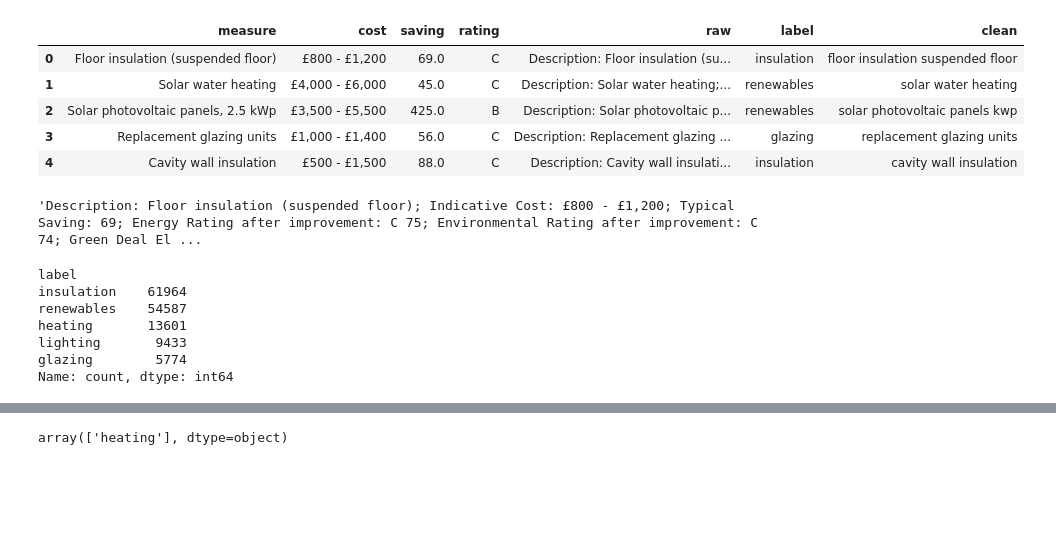
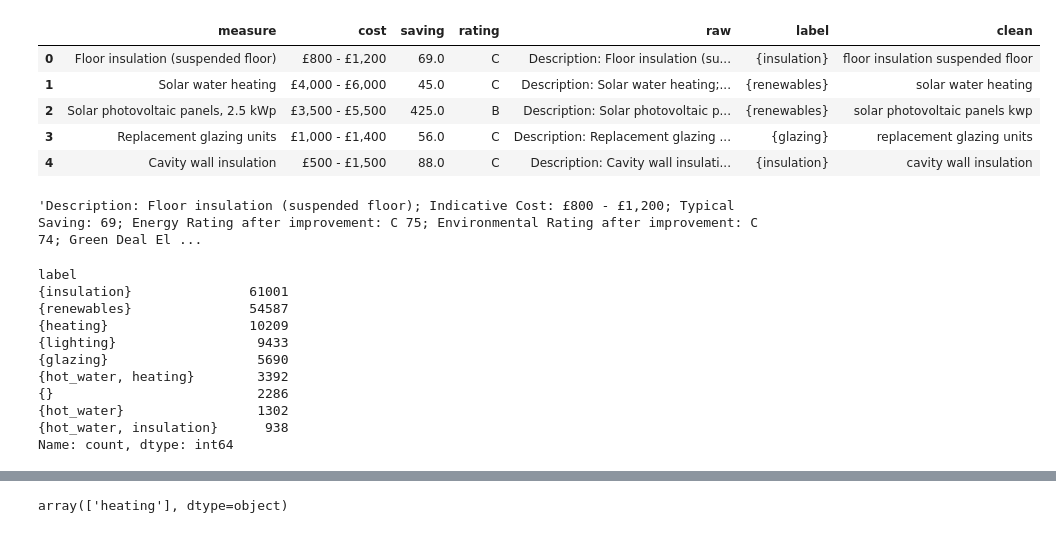
Before and after one commit to FedericoStachurski/epc-nlp-project, a Jupyter notebook: notebooks/03_modelling.ipynb, the cells around one changed output, grey strips where cells are left out. Saved outputs shown, nothing was run; the diff lists cells and outputs as text; code cells hidden in the pictures; blank space fills up the shorter version.

```diff
--- a/notebooks/03_modelling.ipynb
+++ b/notebooks/03_modelling.ipynb
@@ -13,27 +13,27 @@ from src.labels import label_measure
 # %%
 # adjust filename to any EPC CSV you’ve got
 df = pd.read_csv("../data/raw/D_EPC_data_2025Q2/2025Q2.csv", nrows=200_000, low_memory=False)
 
 # explode 'IMPROVEMENTS' into rows
 records = []
 for raw in df["IMPROVEMENTS"].dropna():
     for seg in split_improvements(raw):
         rec = parse_improvement(seg)
         if rec["measure"]:
-            rec["label"] = label_measure(rec["measure"])
+            rec["label"] = labels_measure(rec["measure"])
             records.append(rec)
 
 imp = pd.DataFrame(records)
 imp = imp.dropna(subset=["label"]).reset_index(drop=True)
 imp["clean"] = imp["measure"].map(clean_text)
 imp.head()
 # %% [output]
 |  | measure | cost | saving | rating | raw | label | clean |
-| 0 | Floor insulation (suspended floor) | £800 - £1,200 | 69.0 | C | Description: Floor insulation (su... | insulation | floor insulation suspended floor |
-| 1 | Solar water heating | £4,000 - £6,000 | 45.0 | C | Description: Solar water heating;... | renewables | solar water heating |
-| 2 | Solar photovoltaic panels, 2.5 kWp | £3,500 - £5,500 | 425.0 | B | Description: Solar photovoltaic p... | renewables | solar photovoltaic panels kwp |
-| 3 | Replacement glazing units | £1,000 - £1,400 | 56.0 | C | Description: Replacement glazing ... | glazing | replacement glazing units |
-| 4 | Cavity wall insulation | £500 - £1,500 | 88.0 | C | Description: Cavity wall insulati... | insulation | cavity wall insulation |
+| 0 | Floor insulation (suspended floor) | £800 - £1,200 | 69.0 | C | Description: Floor insulation (su... | {insulation} | floor insulation suspended floor |
+| 1 | Solar water heating | £4,000 - £6,000 | 45.0 | C | Description: Solar water heating;... | {renewables} | solar water heating |
+| 2 | Solar photovoltaic panels, 2.5 kWp | £3,500 - £5,500 | 425.0 | B | Description: Solar photovoltaic p... | {renewables} | solar photovoltaic panels kwp |
+| 3 | Replacement glazing units | £1,000 - £1,400 | 56.0 | C | Description: Replacement glazing ... | {glazing} | replacement glazing units |
+| 4 | Cavity wall insulation | £500 - £1,500 | 88.0 | C | Description: Cavity wall insulati... | {insulation} | cavity wall insulation |
 # %%
 imp['raw'][0]
 # %% [output]
@@ -42,9 +42,13 @@ imp['raw'][0]
 imp["label"].value_counts()
 # %% [output]
 label
-insulation    61964
-renewables    54587
-heating       13601
-lighting       9433
-glazing        5774
+{insulation}               61001
+{renewables}               54587
+{heating}                  10209
+{lighting}                  9433
+{glazing}                   5690
+{hot_water, heating}        3392
+{}                          2286
+{hot_water}                 1302
+{hot_water, insulation}      938
 Name: count, dtype: int64
```
Also changed, not shown: parts of 3 cells of this notebook, 3 other files.
